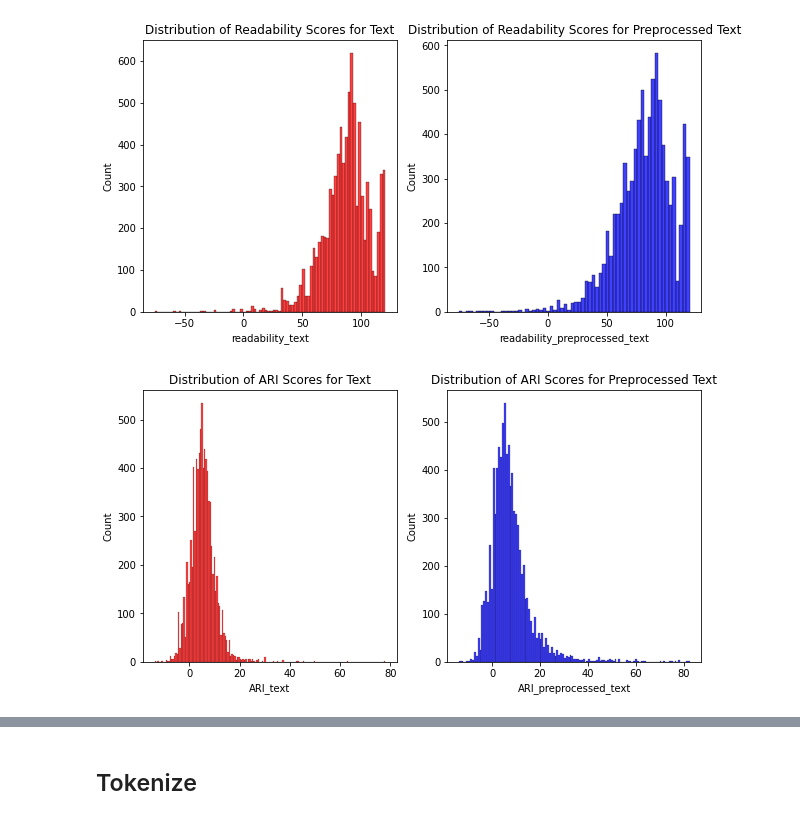
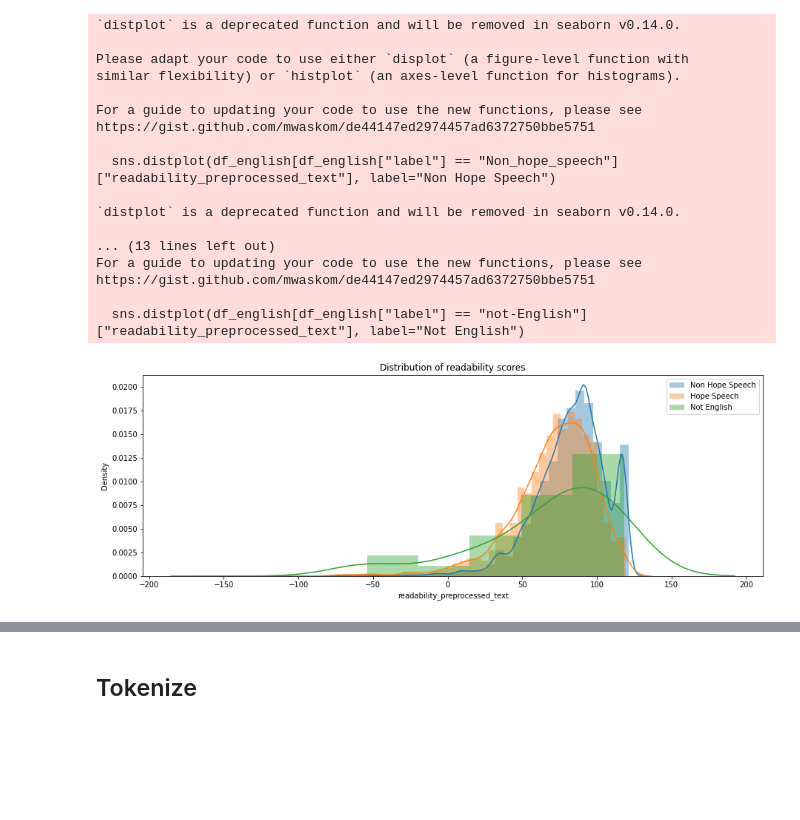
Before and after one commit to aflah02/Hope_Speech_Detection, a Jupyter notebook: Exploratory Data Analysis/eda.ipynb, the cells around one changed output, grey strips where cells are left out. Saved outputs shown, nothing was run; the diff lists cells and outputs as text; code cells hidden in the pictures; blank space fills up the shorter version.

```diff
--- a/Exploratory Data Analysis/eda.ipynb
+++ b/Exploratory Data Analysis/eda.ipynb
@@ -42,27 +49,31 @@ df_english["ARI_text"] = df_english["text"].apply(lambda x: textstat.automated_r
 
 df_english["readability_preprocessed_text"] = df_english["preprocessed_text"].apply(lambda x: textstat.flesch_reading_ease(x))
 df_english["ARI_preprocessed_text"] = df_english["preprocessed_text"].apply(lambda x: textstat.automated_readability_index(x)) #tells what grade is needed to read the text
-# %%
-# Plot the distribution of readability scores
-plt.figure(figsize=(10, 5))
-plt.subplot(1, 2, 1)
-sns.histplot(df_english["readability_text"], color="red")
-plt.title("Distribution of Readability Scores for Text")
-plt.subplot(1, 2, 2)
-sns.histplot(df_english["readability_preprocessed_text"], color="blue")
-plt.title("Distribution of Readability Scores for Preprocessed Text")
-plt.show()
-# %% [output]
-[figure, removed]
-# %%
-# Plot the distribution of ARIs
-plt.figure(figsize=(10, 5))
-plt.subplot(1, 2, 1)
-sns.histplot(df_english["ARI_text"], color="red")
-plt.title("Distribution of ARI Scores for Text")
-plt.subplot(1, 2, 2)
-sns.histplot(df_english["ARI_preprocessed_text"], color="blue")
-plt.title("Distribution of ARI Scores for Preprocessed Text")
-plt.show()
-# %% [output]
-[figure, removed]
+# %%
+# Plot the distribution of readability scores with label as hue
+plt.figure(figsize=(15, 5))
+sns.distplot(df_english[df_english["label"] == "Non_hope_speech"]["readability_preprocessed_text"], label="Non Hope Speech")
+sns.distplot(df_english[df_english["label"] == "Hope_speech"]["readability_preprocessed_text"], label="Hope Speech")
+sns.distplot(df_english[df_english["label"] == "not-English"]["readability_preprocessed_text"], label="Not English")
+plt.legend()
+plt.title("Distribution of readability scores")
+plt.show()
+# %% [output]
+`distplot` is a deprecated function and will be removed in seaborn v0.14.0.
+
+Please adapt your code to use either `displot` (a figure-level function with
+similar flexibility) or `histplot` (an axes-level function for histograms).
+
+For a guide to updating your code to use the new functions, please see
+https://gist.github.com/mwaskom/de44147ed2974457ad6372750bbe5751
+
+  sns.distplot(df_english[df_english["label"] == "Non_hope_speech"]["readability_preprocessed_text"], label="Non Hope Speech")
+
+`distplot` is a deprecated function and will be removed in seaborn v0.14.0.
+
+... (13 lines left out)
+For a guide to updating your code to use the new functions, please see
+https://gist.github.com/mwaskom/de44147ed2974457ad6372750bbe5751
+
+  sns.distplot(df_english[df_english["label"] == "not-English"]["readability_preprocessed_text"], label="Not English")
+[figure, added]
```
Also changed, not shown: parts of 6 cells of this notebook.
